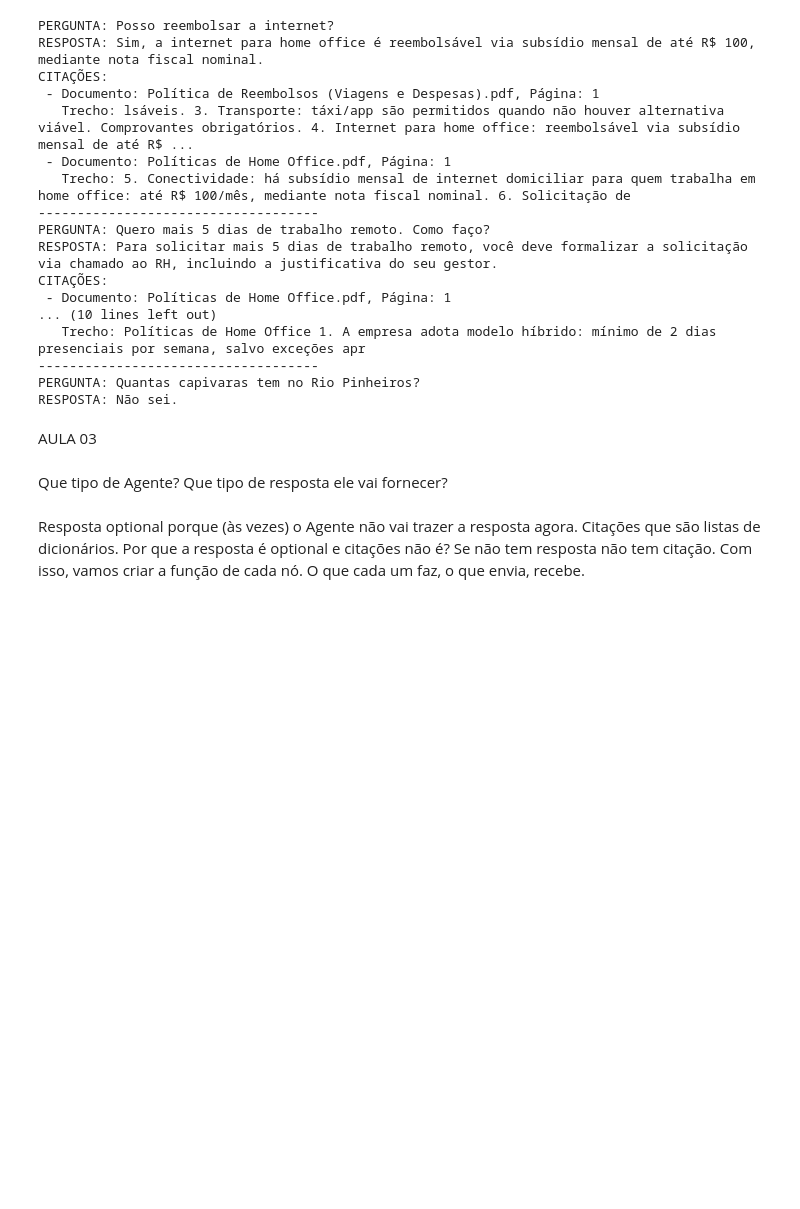
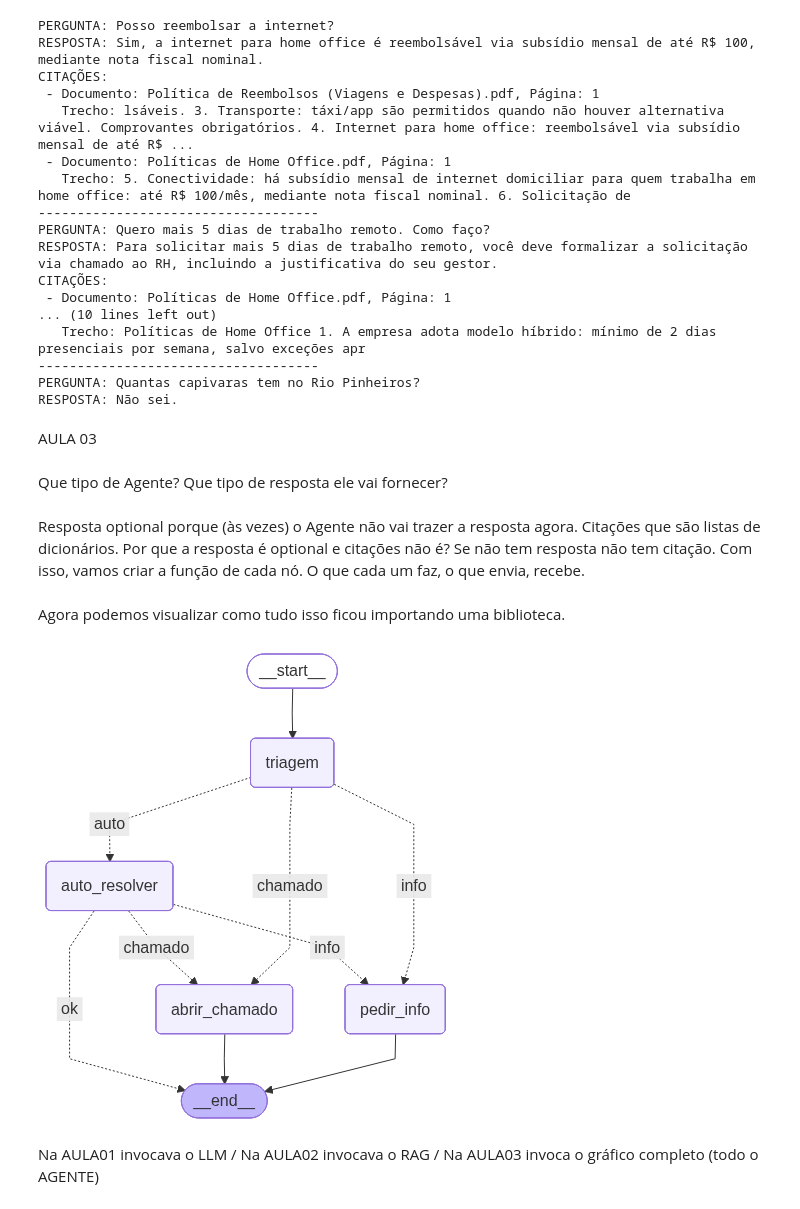
Before and after one commit to alinejbarbosa-web/Dev-Agentes-de-IA-Google, a Jupyter notebook: Agente_de_IA_Alura_09_09_2025.ipynb, the cells around one changed output. Saved outputs shown, nothing was run; the diff lists cells and outputs as text; code cells hidden in the pictures; blank space fills up the shorter version.

```diff
--- a/Agente_de_IA_Alura_09_09_2025.ipynb
+++ b/Agente_de_IA_Alura_09_09_2025.ipynb
@@ -391,3 +391,12 @@ workflow.add_edge("pedir_info", END)
 workflow.add_edge("abrir_chamado", END)
 
 grafo = workflow.compile()
+# %% [markdown]
+Agora podemos visualizar como tudo isso ficou importando uma biblioteca.
+# %%
+from IPython.display import display, Image
+
+graph_bytes = grafo.get_graph().draw_mermaid_png()
+display(Image(graph_bytes))
+# %% [output]
+[figure, added]
@@ -393,0 +411,4 @@ grafo = workflow.compile()
+# %% [markdown]
+Na AULA01 invocava o LLM /
+Na AULA02 invocava o RAG /
+Na AULA03 invoca o gráfico completo (todo o AGENTE)
```
Also changed, not shown: parts of 2 cells of this notebook.
